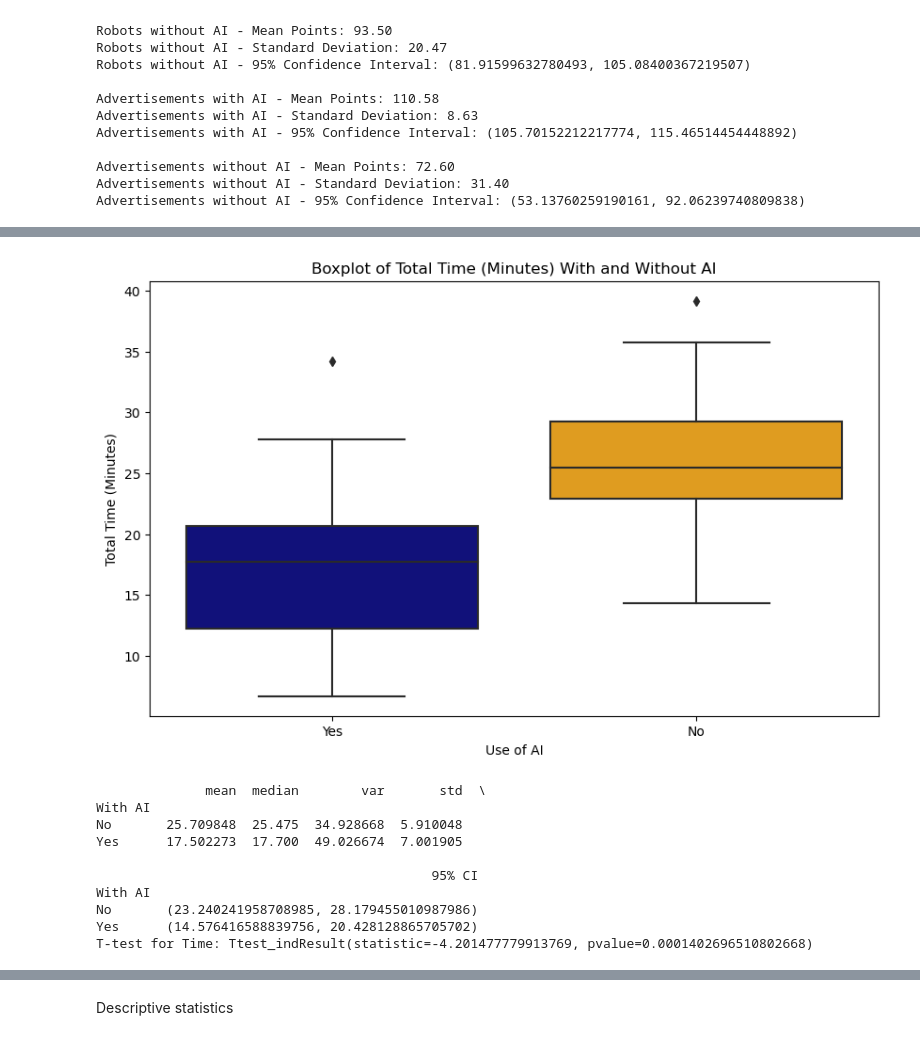
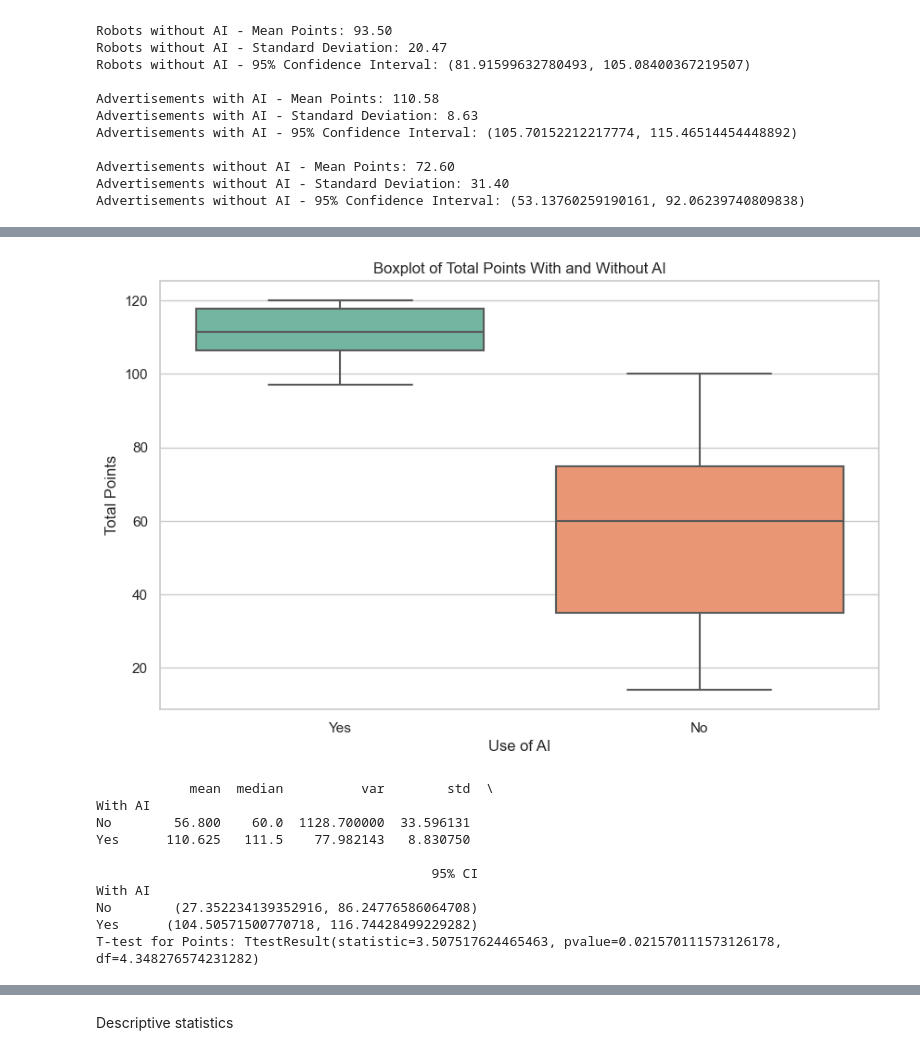
Before and after one commit to cseetreview/review_project, a Jupyter notebook: Notebook.ipynb, the cells around one changed output, grey strips where cells are left out. Saved outputs shown, nothing was run; the diff lists cells and outputs as text; code cells hidden in the pictures.

```diff
--- a/Notebook.ipynb
+++ b/Notebook.ipynb
@@ -499,6 +544,13 @@ Total points on tasks for MacOS users: 1294
 # %%
-# Converting 'Java Coding Gap' from months to years
-data['Java Coding Gap (Years)'] = data['How many months is it since you coded in Java?'] / 12
+# Convert 'Java Coding Gap' from months to years
+data['Java Coding Gap (Years)'] = data['How many months is it since you coded in Java?'].astype(float) / 12
+
+# Ensure the columns are numeric
+data['How many years of experience do you have with Java?'] = pd.to_numeric(data['How many years of experience do you have with Java?'], errors='coerce')
+data['Total Points'] = pd.to_numeric(data['Total Points'], errors='coerce')
+
+# Optional: Drop rows where any of the required columns is NaN
+data.dropna(subset=['How many years of experience do you have with Java?', 'Total Points', 'Java Coding Gap (Years)'], inplace=True)
 
 # Calculate the correlation for 'Java Exp (Years)'
 correlation_java_exp = data['How many years of experience do you have with Java?'].corr(data['Total Points'])
@@ -631,12 +675,5 @@ T-statistic: 4.70539551503215, P-value: 2.7543388127918396e-05
 # %%
-import pandas as pd
-import numpy as np
-import scipy.stats as stats
-import matplotlib.pyplot as plt
-import seaborn as sns
 
-# Load data
-data = pd.read_csv('data.csv', delimiter=';')
 print("Columns in the dataset:", data.columns)
 
 # Define a function to calculate total time spent
@@ -676,33 +777,46 @@ Check if 'Total_Time_Minutes' is in data: True
 # %%
-# Group data by 'With AI'
-grouped_time = data.groupby('With AI')['Total_Time_Minutes']
+# Verify that 'Total Points' is correctly calculated and exists
+if 'Total Points' not in data.columns:
+    print("Total Points column missing. Check data processing steps.")
+else:
+    # Group data by 'With AI'
+    grouped_points = data.groupby('With AI')['Total Points']
 
-# Compute statistics for time
-time_stats = grouped_time.agg(['mean', 'median', 'var', 'std'])
-time_stats['95% CI'] = grouped_time.apply(lambda x: stats.norm.interval(0.95, loc=np.mean(x), scale=np.std(x, ddof=1)/np.sqrt(len(x))))
+    # Compute statistics for points
+    points_stats = grouped_points.agg(['mean', 'median', 'var', 'std'])
+    points_stats['95% CI'] = grouped_points.apply(
+        lambda x: stats.norm.interval(0.95, loc=np.mean(x), scale=np.std(x, ddof=1)/np.sqrt(len(x)))
+    )
 
-# T-tests for time
-t_test_time = stats.ttest_ind(grouped_time.get_group('Yes'), grouped_time.get_group('No'), equal_var=False)
+    # T-tests for points
+    t_test_points = ttest_ind(
+        grouped_points.get_group('Yes'),
+        grouped_points.get_group('No'),
+        equal_var=False
+    )
 
-# Plotting the boxplot for time
-plt.figure(figsize=(10, 6))
-sns.boxplot(x='With AI', y='Total_Time_Minutes', data=data, palette={'Yes': 'darkblue', 'No': 'orange'})
-plt.title('Boxplot of Total Time (Minutes) With and Without AI')
-plt.xlabel('Use of AI')
-plt.ylabel('Total Time (Minutes)')
-plt.show()
+    # Set the color palette
+    sns.set_palette(sns.color_palette("Set2")[0:2])
 
-print(time_stats)
-print('T-test for Time:', t_test_time)
+    # Plotting the boxplot for points
+    plt.figure(figsize=(10, 6))
+    sns.boxplot(x='With AI', y='Total Points', data=data, palette=sns.color_palette("Set2")[0:2])
+    plt.title('Boxplot of Total Points With and Without AI')
+    plt.xlabel('Use of AI')
+    plt.ylabel('Total Points')
+    plt.show()
+
+    print(points_stats)
+    print('T-test for Points:', t_test_points)
 # %% [output]
-[figure, old version]
+[figure, new version]
-              mean  median        var       std  \
+            mean  median          var        std  \
 With AI
-No       25.709848  25.475  34.928668  5.910048
-Yes      17.502273  17.700  49.026674  7.001905
+No        56.800    60.0  1128.700000  33.596131
+Yes      110.625   111.5    77.982143   8.830750
 
                                            95% CI
 With AI
-No       (23.240241958708985, 28.179455010987986)
-Yes      (14.576416588839756, 20.428128865705702)
-T-test for Time: Ttest_indResult(statistic=-4.201477779913769, pvalue=0.0001402696510802668)
+No        (27.352234139352916, 86.24776586064708)
+Yes      (104.50571500770718, 116.74428499229282)
+T-test for Points: TtestResult(statistic=3.507517624465463, pvalue=0.021570111573126178, df=4.348276574231282)
```
Also changed, not shown: parts of 33 cells of this notebook.
